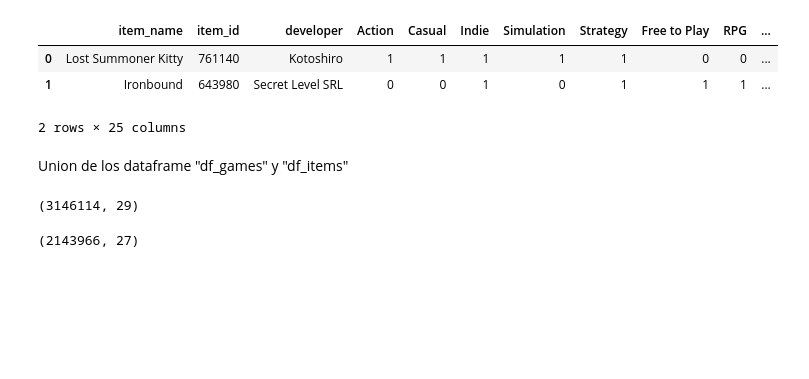
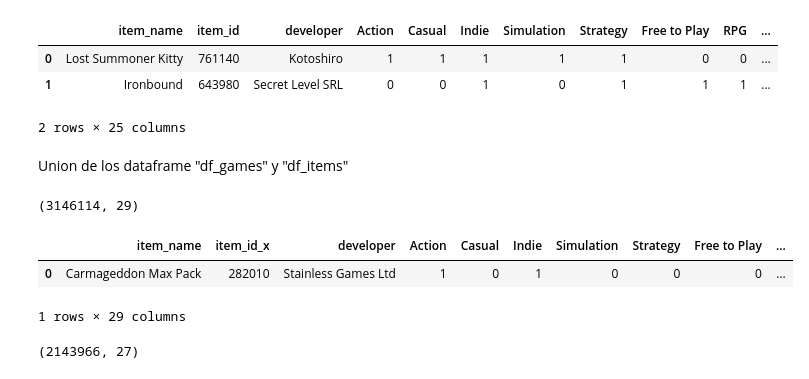
Before and after one commit to wilson2905/Proyecto--Individual, a Jupyter notebook: ETL-EDA_Jupyters/mergeDataSets.ipynb, the cells around one changed output. Drawn from its saved outputs; the diff is of its cells as text; code cells hidden in the pictures; blank space fills up the shorter version.

```diff
--- a/ETL-EDA_Jupyters/mergeDataSets.ipynb
+++ b/ETL-EDA_Jupyters/mergeDataSets.ipynb
@@ -36,6 +37,12 @@ df_games_items=pd.merge(df_games,df_items, on="item_name", how="inner")
 df_games_items.shape
 # %% [output]
 (3146114, 29)
+# %%
+df_games_items.head(1)
+# %% [output]
+|  | item_name | item_id_x | developer | Action | Casual | Indie | Simulation | Strategy | Free to Play | ... |
+| 0 | Carmageddon Max Pack | 282010 | Stainless Games Ltd | 1 | 0 | 1 | 0 | 0 | 0 | ... |
+1 rows × 29 columns
 # %%
 columnas_eliminar=["item_id_x", "playtime_2weeks"]
 df_games_items.drop(columnas_eliminar, axis=1, inplace=True)
```
Also changed, not shown: parts of 13 cells of this notebook, 7 other files.
